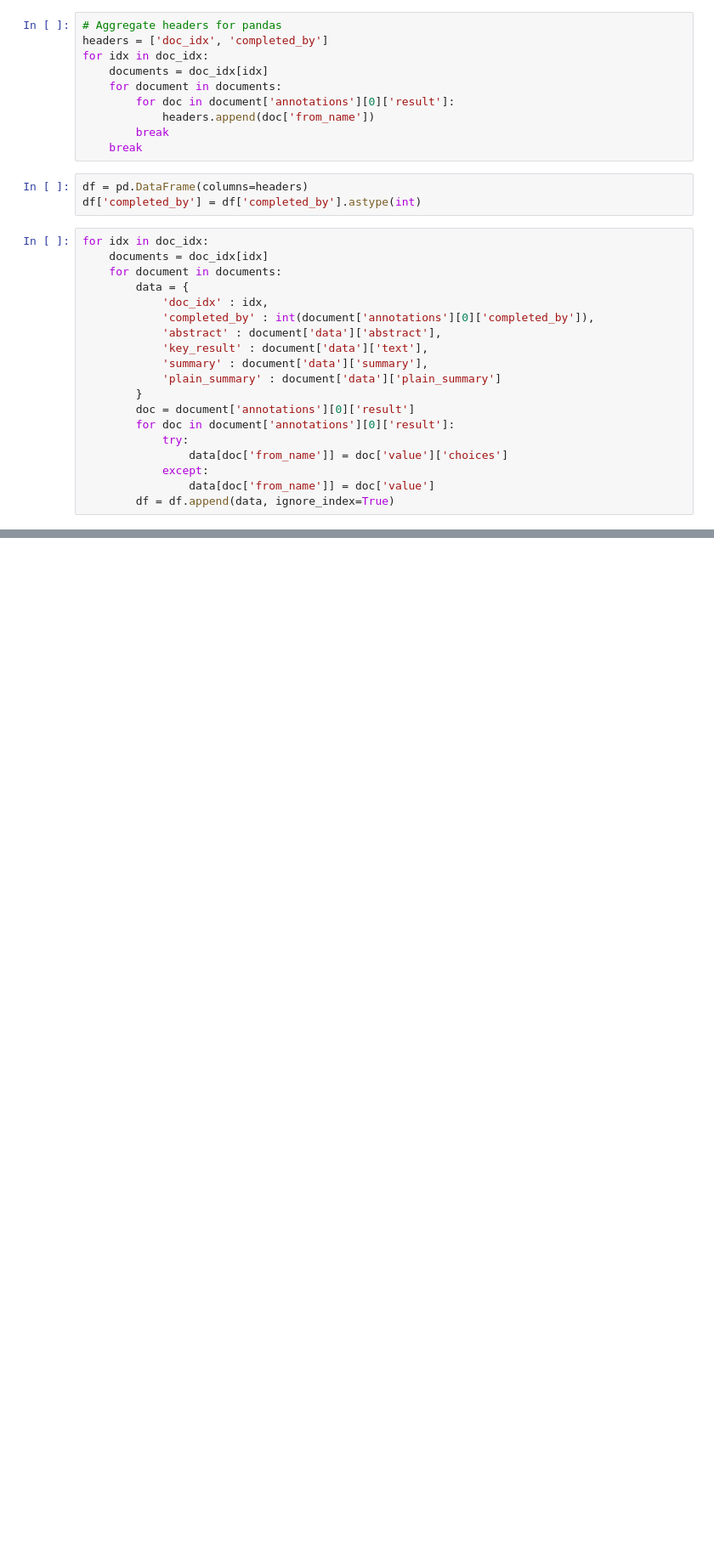
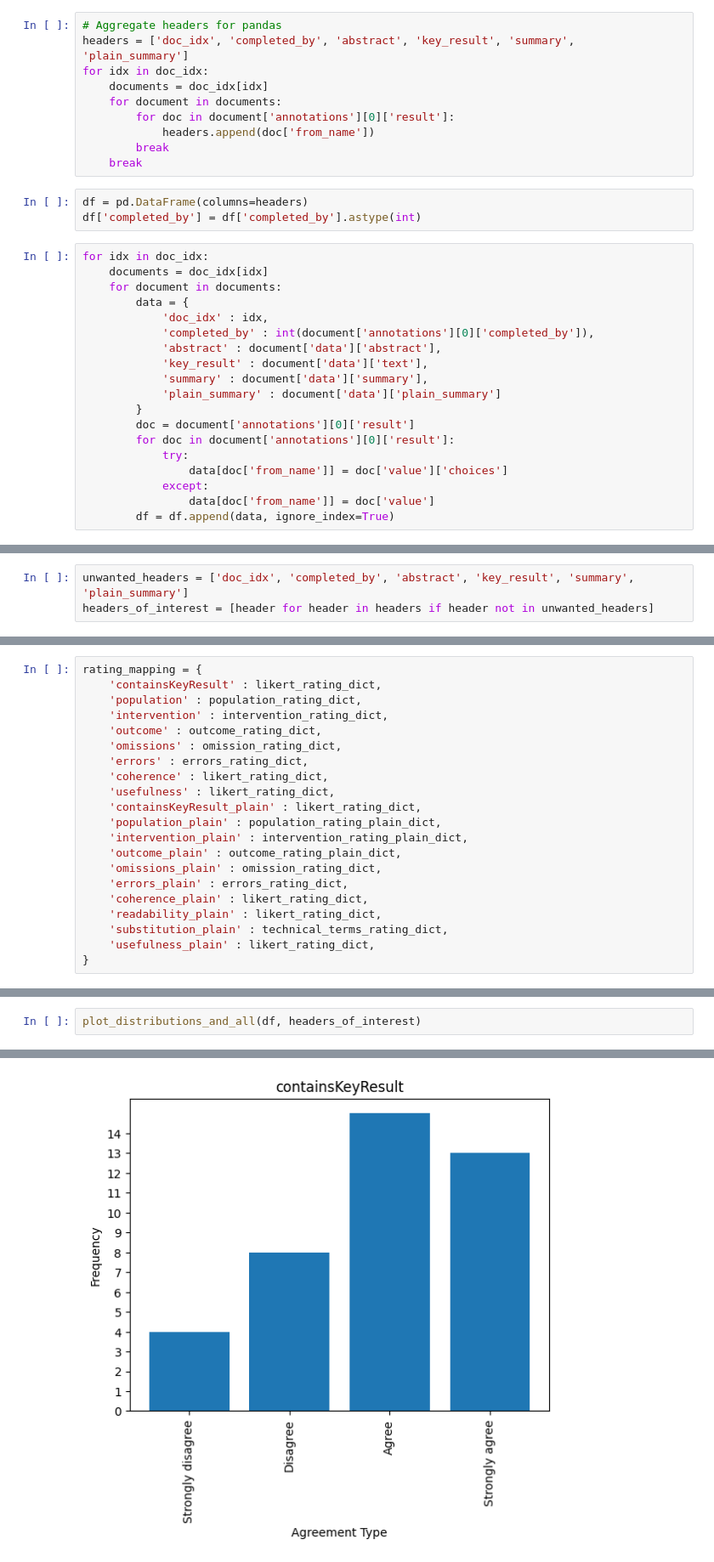
Before and after one commit to millicentli/biomed-generation-analysis, a Jupyter notebook: notebook/analyze_generation_data.ipynb, the cells around one changed output, grey strips where cells are left out. Shown at 85% size. Cells and saved outputs as stored; diff of their text form; blank space fills up the shorter version.

```diff
--- a/notebook/analyze_generation_data.ipynb
+++ b/notebook/analyze_generation_data.ipynb
@@ -37,7 +43,7 @@ for idx in doc_idx:
     assert len(doc_idx[idx]) == len(results)
 # %%
 # Aggregate headers for pandas
-headers = ['doc_idx', 'completed_by']
+headers = ['doc_idx', 'completed_by', 'abstract', 'key_result', 'summary', 'plain_summary']
 for idx in doc_idx:
     documents = doc_idx[idx]
     for document in documents:
@@ -126,0 +76,3 @@ print(df.shape)
+# %%
+unwanted_headers = ['doc_idx', 'completed_by', 'abstract', 'key_result', 'summary', 'plain_summary']
+headers_of_interest = [header for header in headers if header not in unwanted_headers]
@@ -126,0 +145,21 @@ print(df.shape)
+# %%
+rating_mapping = {
+    'containsKeyResult' : likert_rating_dict,
+    'population' : population_rating_dict,
+    'intervention' : intervention_rating_dict,
+    'outcome' : outcome_rating_dict,
+    'omissions' : omission_rating_dict,
+    'errors' : errors_rating_dict,
+    'coherence' : likert_rating_dict,
+    'usefulness' : likert_rating_dict,
+    'containsKeyResult_plain' : likert_rating_dict,
+    'population_plain' : population_rating_plain_dict,
+    'intervention_plain' : intervention_rating_plain_dict,
+    'outcome_plain' : outcome_rating_plain_dict,
+    'omissions_plain' : omission_rating_dict,
+    'errors_plain' : errors_rating_dict,
+    'coherence_plain' : likert_rating_dict,
+    'readability_plain' : likert_rating_dict,
+    'substitution_plain' : technical_terms_rating_dict,
+    'usefulness_plain' : likert_rating_dict,
+}
@@ -126,0 +297,3 @@ print(df.shape)
+# %%
+plot_distributions_and_all(df, headers_of_interest)
+# %% [output]
@@ -126,0 +305 @@ print(df.shape)
+[figure, added]
```
Also changed, not shown: parts of 10 cells of this notebook, 1 other file.
